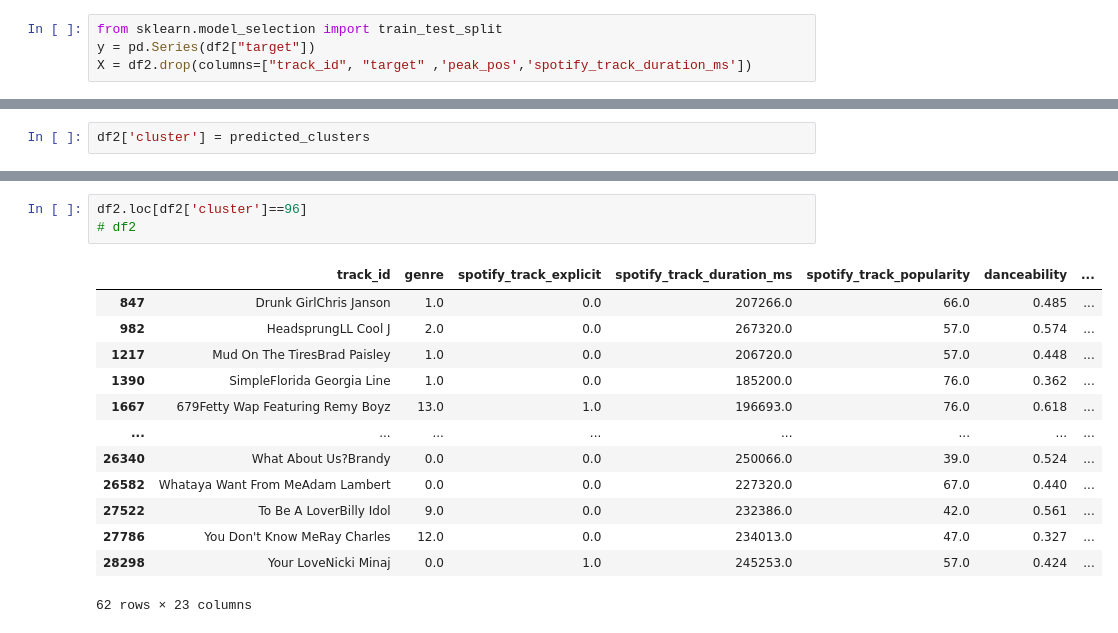
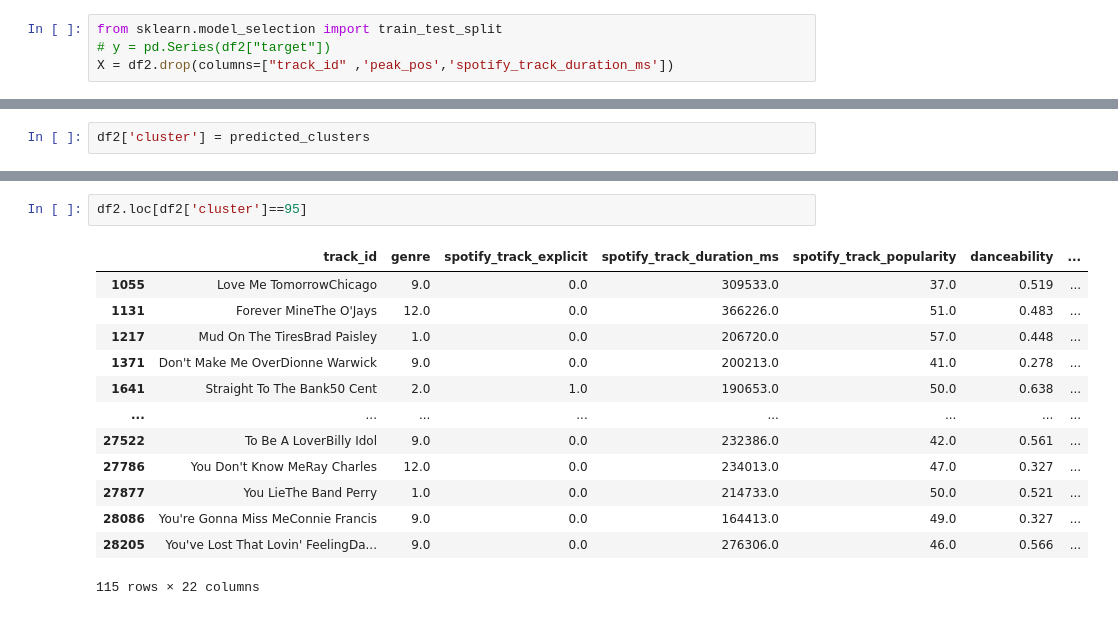
Before and after one commit to tkuar/project3, a Jupyter notebook: SongClustering.ipynb, the cells around one changed output, grey strips where cells are left out. Cells and saved outputs as stored; diff of their text form.

```diff
--- a/SongClustering.ipynb
+++ b/SongClustering.ipynb
@@ -37,8 +37,8 @@ df2['genre'] = df2['genre'].replace('pop',float(0)).replace('country',float(1))\
 .replace('rap',float(13)).replace('jazz',float(14))
 # %%
 from sklearn.model_selection import train_test_split
-y = pd.Series(df2["target"])
-X = df2.drop(columns=["track_id", "target" ,'peak_pos','spotify_track_duration_ms'])
+# y = pd.Series(df2["target"])
+X = df2.drop(columns=["track_id" ,'peak_pos','spotify_track_duration_ms'])
 # %%
 from sklearn.cluster import KMeans
 kmeans = KMeans(n_clusters=120)
@@ -72,17 +80,16 @@ pd.DataFrame(cluster_agg['track_id'].count()).sort_values('track_id',ascending =
 # %%
-df2.loc[df2['cluster']==96]
-# df2
+df2.loc[df2['cluster']==95]
 # %% [output]
 |  | track_id | genre | spotify_track_explicit | spotify_track_duration_ms | spotify_track_popularity | danceability | ... |
-| 847 | Drunk GirlChris Janson | 1.0 | 0.0 | 207266.0 | 66.0 | 0.485 | ... |
-| 982 | HeadsprungLL Cool J | 2.0 | 0.0 | 267320.0 | 57.0 | 0.574 | ... |
+| 1055 | Love Me TomorrowChicago | 9.0 | 0.0 | 309533.0 | 37.0 | 0.519 | ... |
+| 1131 | Forever MineThe O'Jays | 12.0 | 0.0 | 366226.0 | 51.0 | 0.483 | ... |
 | 1217 | Mud On The TiresBrad Paisley | 1.0 | 0.0 | 206720.0 | 57.0 | 0.448 | ... |
-| 1390 | SimpleFlorida Georgia Line | 1.0 | 0.0 | 185200.0 | 76.0 | 0.362 | ... |
-| 1667 | 679Fetty Wap Featuring Remy Boyz | 13.0 | 1.0 | 196693.0 | 76.0 | 0.618 | ... |
+| 1371 | Don't Make Me OverDionne Warwick | 9.0 | 0.0 | 200213.0 | 41.0 | 0.278 | ... |
+| 1641 | Straight To The Bank50 Cent | 2.0 | 1.0 | 190653.0 | 50.0 | 0.638 | ... |
 | ... | ... | ... | ... | ... | ... | ... | ... |
-| 26340 | What About Us?Brandy | 0.0 | 0.0 | 250066.0 | 39.0 | 0.524 | ... |
-| 26582 | Whataya Want From MeAdam Lambert | 0.0 | 0.0 | 227320.0 | 67.0 | 0.440 | ... |
 | 27522 | To Be A LoverBilly Idol | 9.0 | 0.0 | 232386.0 | 42.0 | 0.561 | ... |
 | 27786 | You Don't Know MeRay Charles | 12.0 | 0.0 | 234013.0 | 47.0 | 0.327 | ... |
-| 28298 | Your LoveNicki Minaj | 0.0 | 1.0 | 245253.0 | 57.0 | 0.424 | ... |
+| 27877 | You LieThe Band Perry | 1.0 | 0.0 | 214733.0 | 50.0 | 0.521 | ... |
+| 28086 | You're Gonna Miss MeConnie Francis | 9.0 | 0.0 | 164413.0 | 49.0 | 0.327 | ... |
+| 28205 | You've Lost That Lovin' FeelingDa... | 9.0 | 0.0 | 276306.0 | 46.0 | 0.566 | ... |
-62 rows × 23 columns
+115 rows × 22 columns
```
Also changed, not shown: parts of 12 cells of this notebook, 3 other files.
